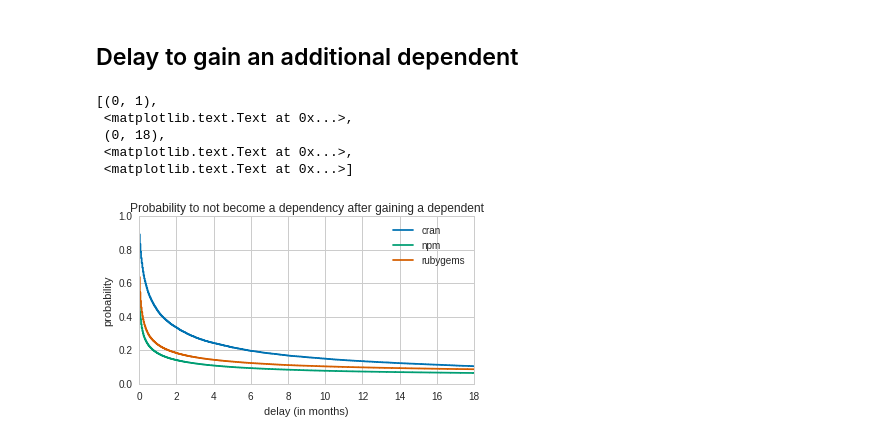
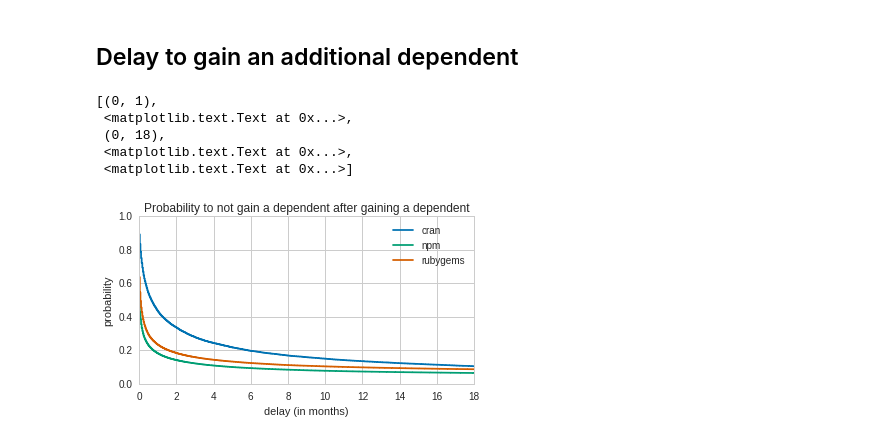
Before and after one commit to AlexandreDecan/ecos-emse, a Jupyter notebook: notebooks/Ecosystem activity.ipynb, the cells around one changed output. Cells and saved outputs as stored; diff of their text form; code cells hidden in the pictures.

```diff
--- a/notebooks/Ecosystem activity.ipynb
+++ b/notebooks/Ecosystem activity.ipynb
@@ -242,0 +325,3 @@ ax.set(
+# %%
+for ecosystem, test in tests.items():
+    print('{}: {}, significant: {}'.format(ecosystem, test.test_result, test.is_significant))
@@ -456,32 +527,32 @@ for ecosystem, data in df_data.items():
         .tail(1)
         .index
     )
 
     df.loc[index_of_last_dependents, 'next_dependent'] = pandas.NaT
 
     kmp_df = (
         df
         .assign(observed=lambda d: ~d['next_dependent'].isnull())
         .pipe(lambda d: d.fillna(d['time'].max()))
         .assign(duration=lambda d:
             (d['next_dependent'].astype('datetime64[ns, UTC]') - d['time'].astype('datetime64[ns, UTC]')).dt.days / 30
         )
     )
 
     kmp.fit(kmp_df['duration'], kmp_df['observed'], label=ecosystem)
     kmp.plot(ax=ax, color=color, ci_show=False)
 
 ax.set(
     xlabel='delay (in months)',
     ylabel='probability',
-    title='Probability to not become a dependency after gaining a dependent',
+    title='Probability to not gain a dependent after gaining a dependent',
     xlim=(0, 18),
     ylim=(0, 1)
 )
 # %% [output]
 [(0, 1),
  <matplotlib.text.Text at 0x...>,
  (0, 18),
  <matplotlib.text.Text at 0x...>,
  <matplotlib.text.Text at 0x...>]
-[figure, old version]
+[figure, new version]
```
Also changed, not shown: parts of 6 cells of this notebook.
